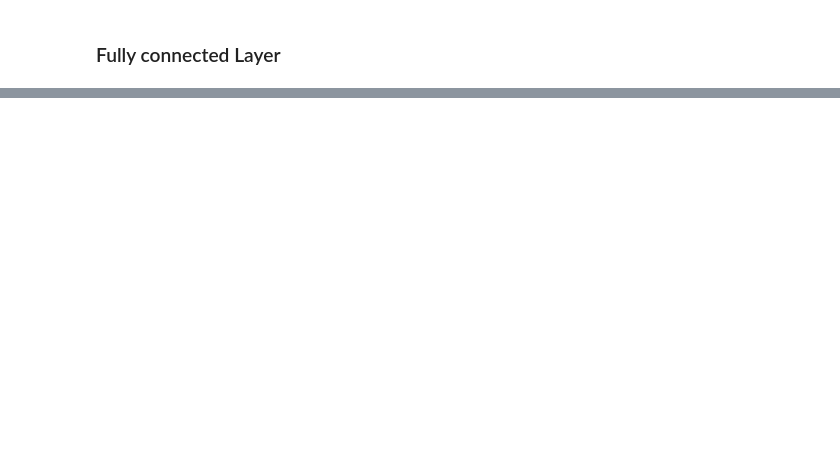
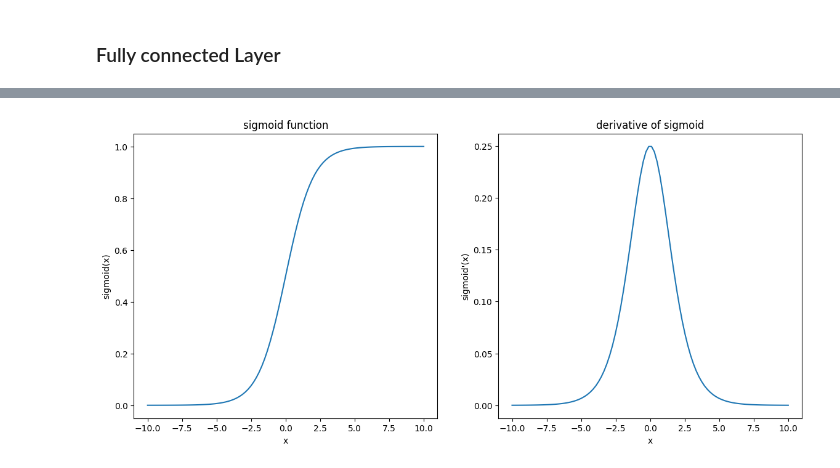
Before and after one commit to kvschaitanya/Building-an-ANN-using-Backpropagation-from-scratch, a Jupyter notebook: Layer.ipynb, the cells around one changed output, grey strips where cells are left out. Cells and saved outputs as stored; diff of their text form; code cells hidden in the pictures; blank space fills up the shorter version.

```diff
--- a/Layer.ipynb
+++ b/Layer.ipynb
@@ -31,0 +37,18 @@ print(l1.backward_propagation(np.array([[1, 1, 1, 1, 1]]), 1))
+# %%
+plt.figure(figsize = (14, 6))
+
+plt.subplot(1, 2, 1)
+plt.plot(np.linspace(-10, 10, 100), sigmoid(np.linspace(-10, 10, 100)))
+plt.title("sigmoid function")
+plt.ylabel("sigmoid(x)")
+plt.xlabel("x")
+
+plt.subplot(1, 2, 2)
+plt.plot(np.linspace(-10, 10, 100), d_sigmoid(np.linspace(-10, 10, 100)))
+plt.title("derivative of sigmoid")
+plt.ylabel("sigmoid'(x)")
+plt.xlabel("x")
+
+plt.show()
+# %% [output]
+[figure, added]
```
Also changed, not shown: parts of 7 cells of this notebook, 2 other files.
